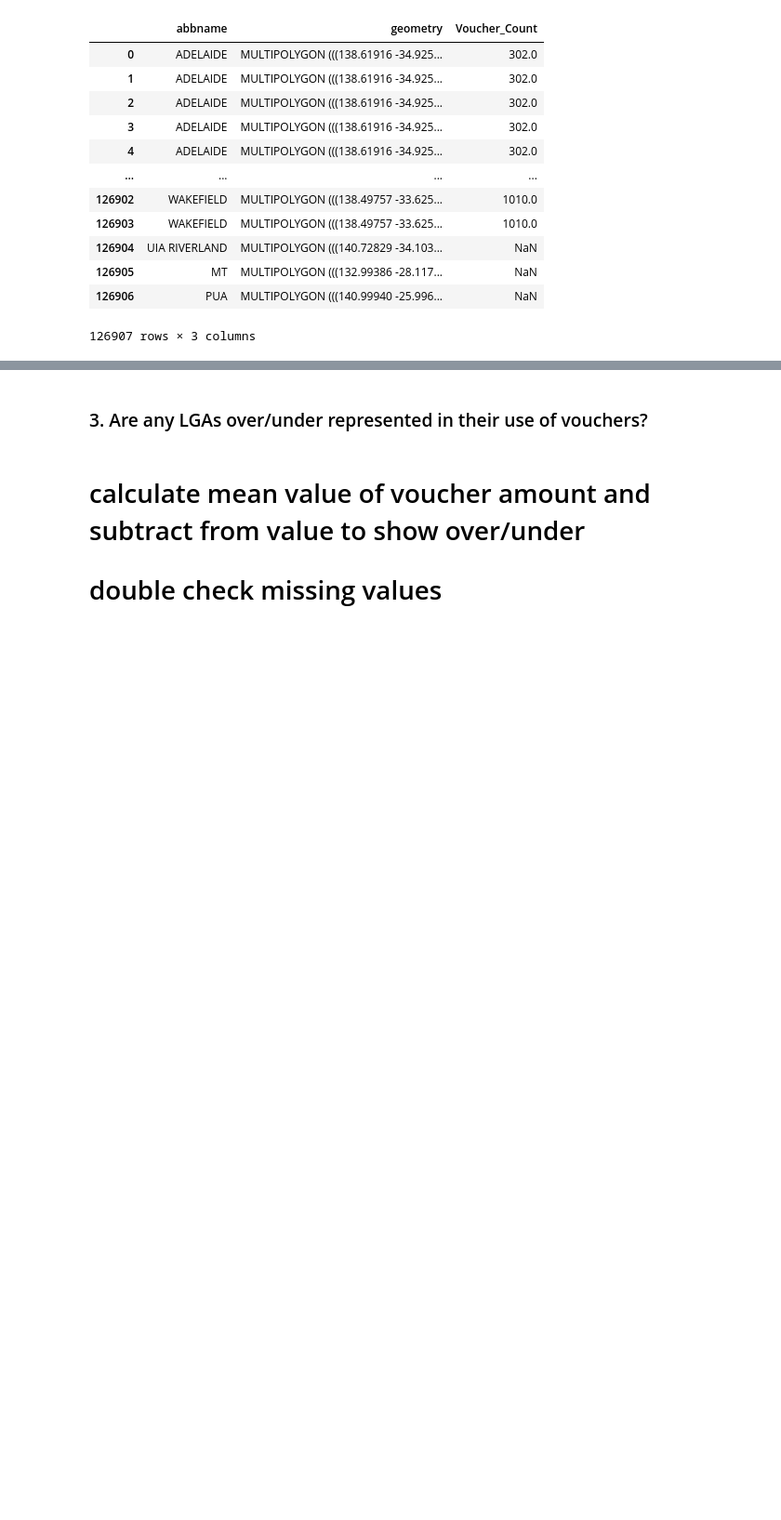
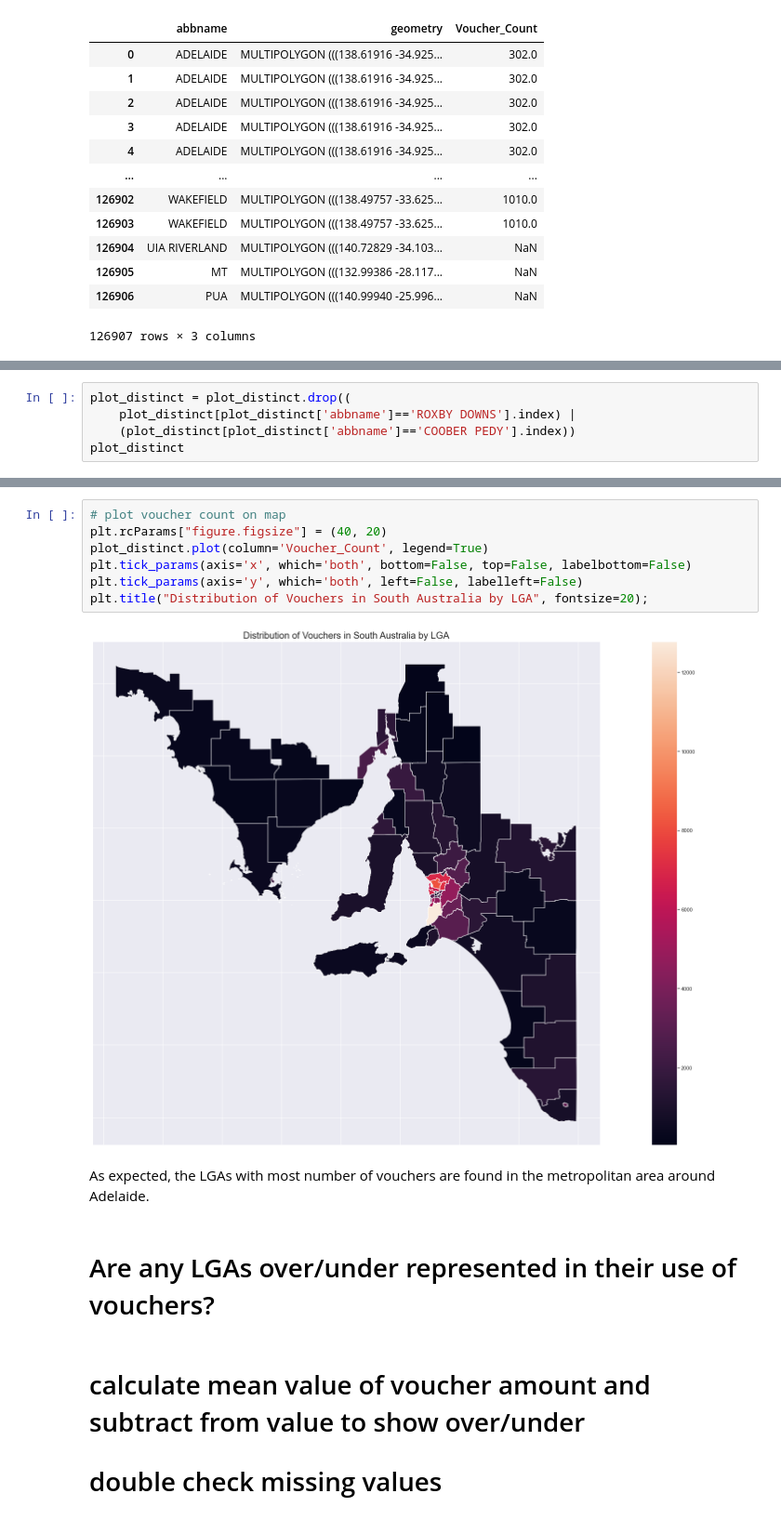
Before and after one commit to felix-rosenberger/Data-Science-Portfolio, a Jupyter notebook: Portfolio 2.ipynb, the cells around one changed output, grey strips where cells are left out. Shown at 93% size. Cells and saved outputs as stored; diff of their text form; blank space fills up the shorter version.

Commit message:
plotted map of coucher count

```diff
--- a/Portfolio 2.ipynb
+++ b/Portfolio 2.ipynb
@@ -644,0 +647,5 @@ plot_distinct.plot(column='Voucher_Count', legend=True);
+# %%
+plot_distinct = plot_distinct.drop((
+    plot_distinct[plot_distinct['abbname']=='ROXBY DOWNS'].index) |
+    (plot_distinct[plot_distinct['abbname']=='COOBER PEDY'].index))
+plot_distinct
@@ -645,5 +678,16 @@ plot_distinct.plot(column='Voucher_Count', legend=True);
+# %%
+# plot voucher count on map
+plt.rcParams["figure.figsize"] = (40, 20)
+plot_distinct.plot(column='Voucher_Count', legend=True)
+plt.tick_params(axis='x', which='both', bottom=False, top=False, labelbottom=False)
+plt.tick_params(axis='y', which='both', left=False, labelleft=False)
+plt.title("Distribution of Vouchers in South Australia by LGA", fontsize=20);
+# %% [output]
+[figure, added]
+# %% [markdown]
+As expected, the LGAs with most number of vouchers are found in the metropolitan area around Adelaide.
 # %% [markdown]
-### 3. Are any LGAs over/under represented in their use of vouchers?
+# Are any LGAs over/under represented in their use of vouchers?
 # %% [markdown]
 # calculate mean value of voucher amount and subtract from value to show over/under
 # double check missing values
```
Also changed, not shown: parts of 30 cells of this notebook.
